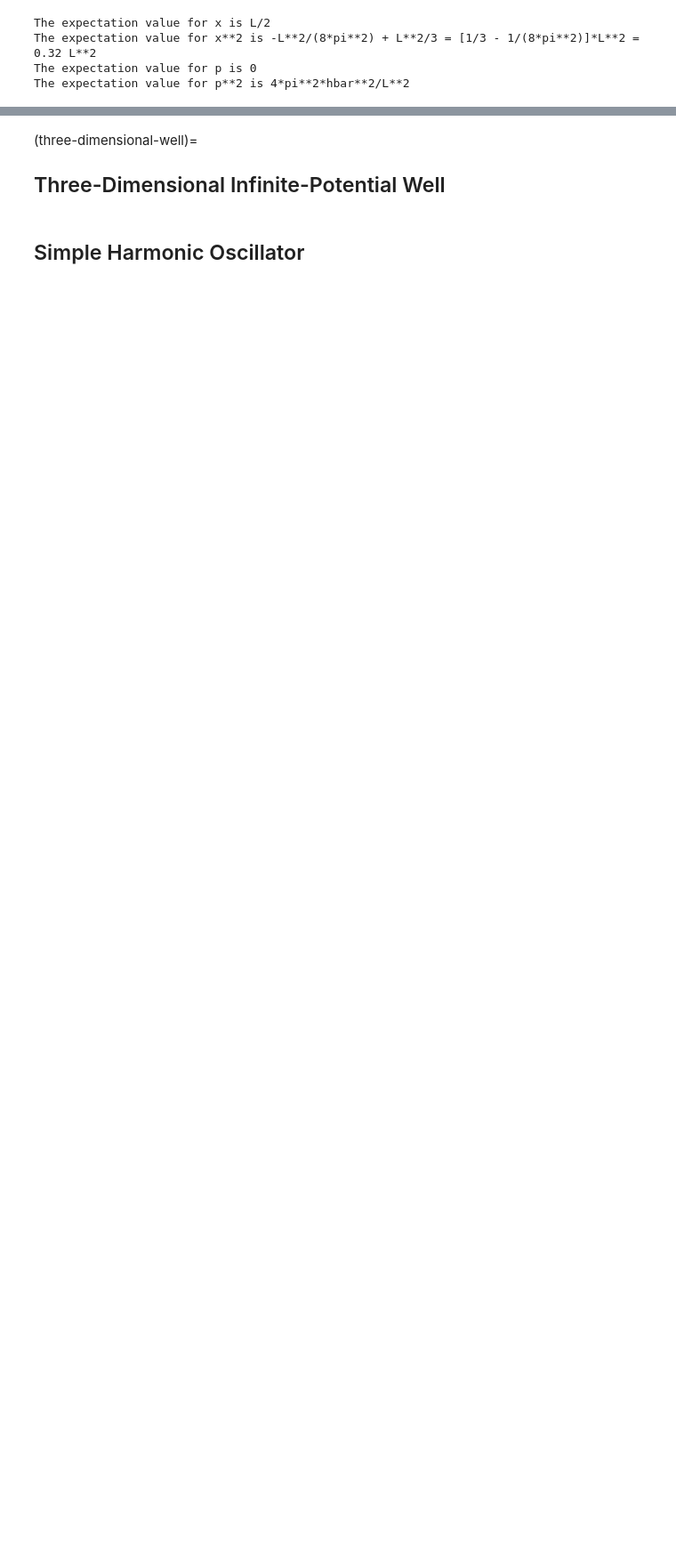
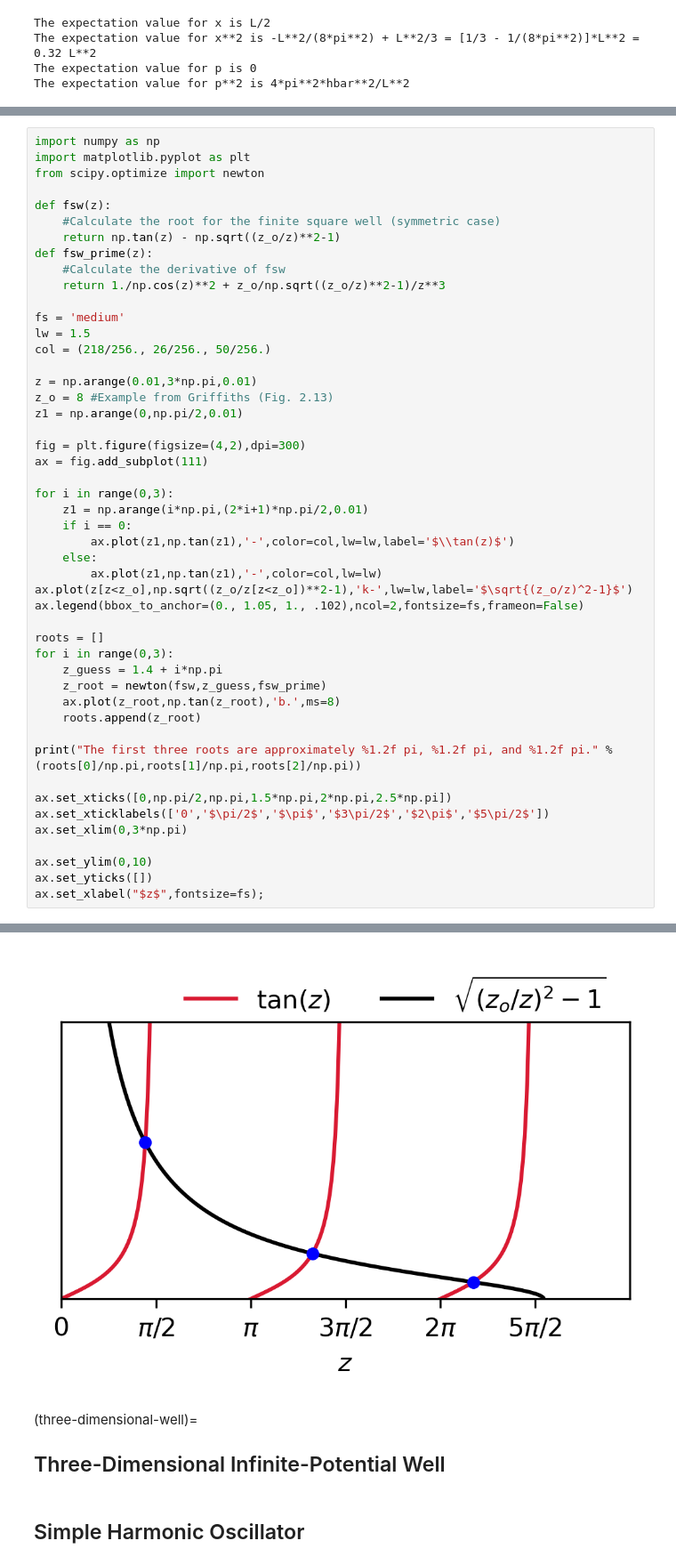
Before and after one commit to saturnaxis/ModernPhysics, a Jupyter notebook: docs/_sources/Chapter_6/quantum-mechanics-part2.ipynb, the cells around one changed output, grey strips where cells are left out. Shown: that part at 89% size. Saved outputs shown, nothing was run; the diff lists cells and outputs as text; blank space fills up the shorter version.

Commit message:
fixed finite potential well

```diff
--- a/docs/_sources/Chapter_6/quantum-mechanics-part2.ipynb
+++ b/docs/_sources/Chapter_6/quantum-mechanics-part2.ipynb
@@ -729,0 +719,49 @@ A*k*exp(k*x) + C*k*sin(k*x) - D*k*cos(k*x)
+# %%
+import numpy as np
+import matplotlib.pyplot as plt
+from scipy.optimize import newton
+
+def fsw(z):
+    #Calculate the root for the finite square well (symmetric case)
+    return np.tan(z) - np.sqrt((z_o/z)**2-1)
+def fsw_prime(z):
+    #Calculate the derivative of fsw
+    return 1./np.cos(z)**2 + z_o/np.sqrt((z_o/z)**2-1)/z**3
+
+fs = 'medium'
+lw = 1.5
+col = (218/256., 26/256., 50/256.)
+
+z = np.arange(0.01,3*np.pi,0.01)
+z_o = 8 #Example from Griffiths (Fig. 2.13)
+z1 = np.arange(0,np.pi/2,0.01)
+
+fig = plt.figure(figsize=(4,2),dpi=300)
+ax = fig.add_subplot(111)
+
+for i in range(0,3):
+    z1 = np.arange(i*np.pi,(2*i+1)*np.pi/2,0.01)
+    if i == 0:
+        ax.plot(z1,np.tan(z1),'-',color=col,lw=lw,label='$\\tan(z)$')
+    else:
+        ax.plot(z1,np.tan(z1),'-',color=col,lw=lw)
+ax.plot(z[z<z_o],np.sqrt((z_o/z[z<z_o])**2-1),'k-',lw=lw,label='$\sqrt{(z_o/z)^2-1}$')
+ax.legend(bbox_to_anchor=(0., 1.05, 1., .102),ncol=2,fontsize=fs,frameon=False)
+
+roots = []
+for i in range(0,3):
+    z_guess = 1.4 + i*np.pi
+    z_root = newton(fsw,z_guess,fsw_prime)
+    ax.plot(z_root,np.tan(z_root),'b.',ms=8)
+    roots.append(z_root)
+
+print("The first three roots are approximately %1.2f pi, %1.2f pi, and %1.2f pi." % (roots[0]/np.pi,roots[1]/np.pi,roots[2]/np.pi))
+
+ax.set_xticks([0,np.pi/2,np.pi,1.5*np.pi,2*np.pi,2.5*np.pi])
+ax.set_xticklabels(['0','$\pi/2$','$\pi$','$3\pi/2$','$2\pi$','$5\pi/2$'])
+ax.set_xlim(0,3*np.pi)
+
+ax.set_ylim(0,10)
+ax.set_yticks([])
+ax.set_xlabel("$z$",fontsize=fs);
+# %% [output]
@@ -730,3 +769,4 @@ A*k*exp(k*x) + C*k*sin(k*x) - D*k*cos(k*x)
+[figure, added]
 # %% [markdown]
 (three-dimensional-well)=
 ## Three-Dimensional Infinite-Potential Well
```
Also changed, not shown: parts of 3 cells of this notebook, 3 other files.
